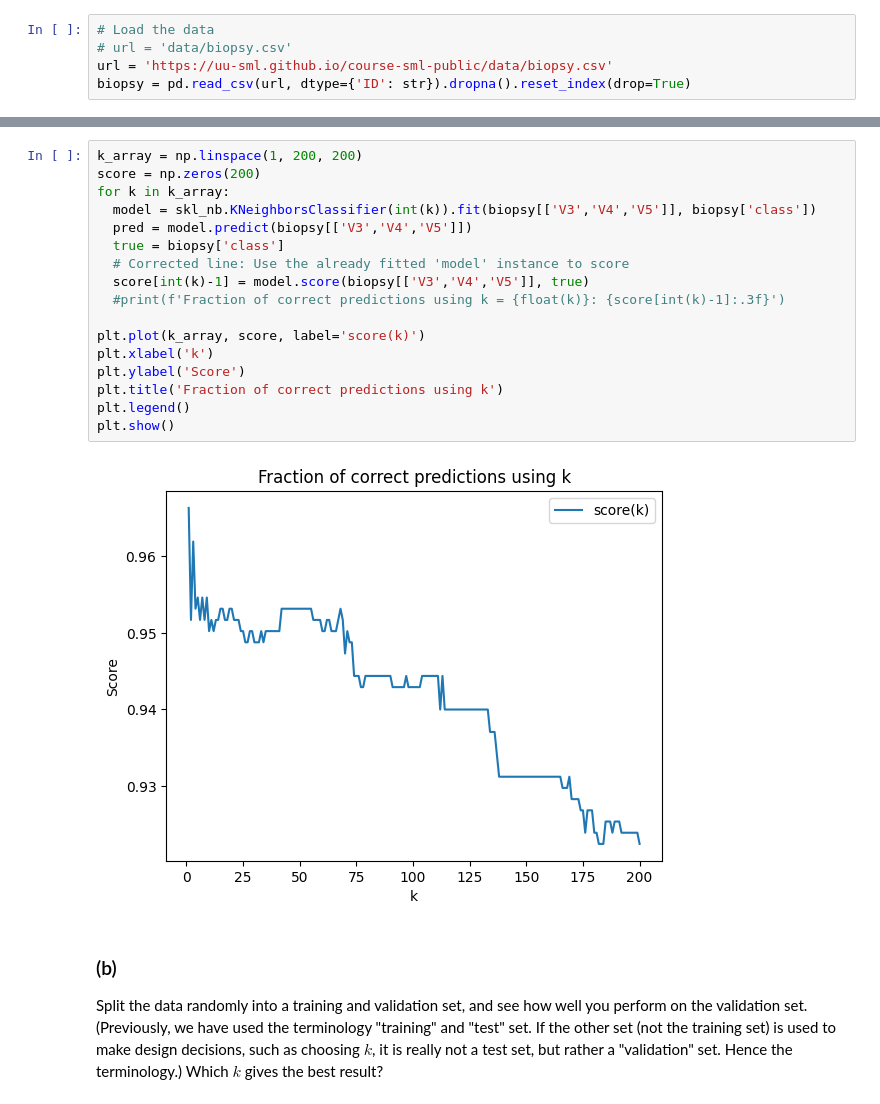
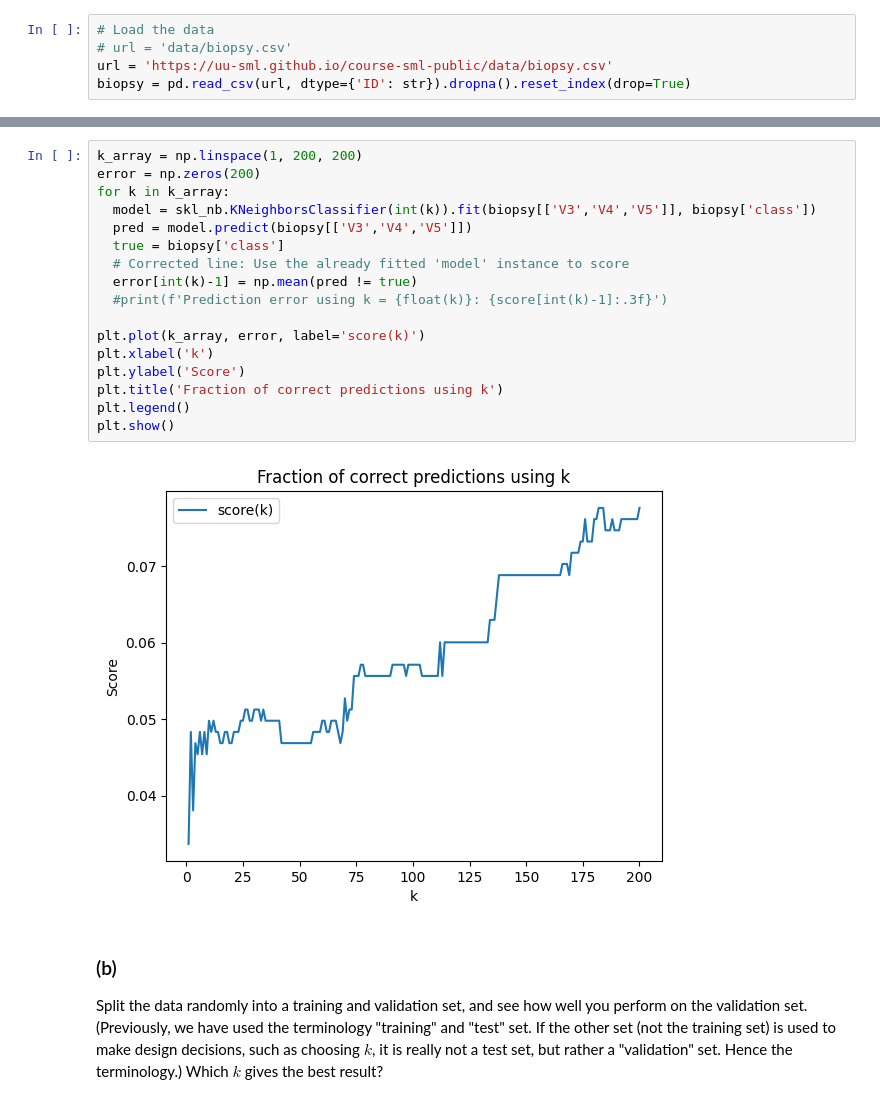
Before and after one commit to ivannoreland/smask, a Jupyter notebook: exercises/SML-session_6.ipynb, the cells around one changed output, grey strips where cells are left out. Drawn from its saved outputs; the diff is of its cells as text.

```diff
--- a/exercises/SML-session_6.ipynb
+++ b/exercises/SML-session_6.ipynb
@@ -24,22 +37,22 @@ biopsy = pd.read_csv(url, dtype={'ID': str}).dropna().reset_index(drop=True)
 # %%
 k_array = np.linspace(1, 200, 200)
-score = np.zeros(200)
+error = np.zeros(200)
 for k in k_array:
   model = skl_nb.KNeighborsClassifier(int(k)).fit(biopsy[['V3','V4','V5']], biopsy['class'])
   pred = model.predict(biopsy[['V3','V4','V5']])
   true = biopsy['class']
   # Corrected line: Use the already fitted 'model' instance to score
-  score[int(k)-1] = model.score(biopsy[['V3','V4','V5']], true)
-  #print(f'Fraction of correct predictions using k = {float(k)}: {score[int(k)-1]:.3f}')
+  error[int(k)-1] = np.mean(pred != true)
+  #print(f'Prediction error using k = {float(k)}: {score[int(k)-1]:.3f}')
 
-plt.plot(k_array, score, label='score(k)')
+plt.plot(k_array, error, label='score(k)')
 plt.xlabel('k')
 plt.ylabel('Score')
 plt.title('Fraction of correct predictions using k')
 plt.legend()
 plt.show()
 # %% [output]
-[figure, old version]
+[figure, new version]
 # %% [markdown]
 ### (b) <a id='6.1-b'></a>
 Split the data randomly into a training and validation set, and see how well you perform on the validation set. (Previously, we have used the terminology "training" and "test" set. If the other set (not the training set) is used to make design decisions, such as choosing $k$, it is really not a test set, but rather a "validation" set. Hence the
```
Also changed, not shown: parts of 3 cells of this notebook.
